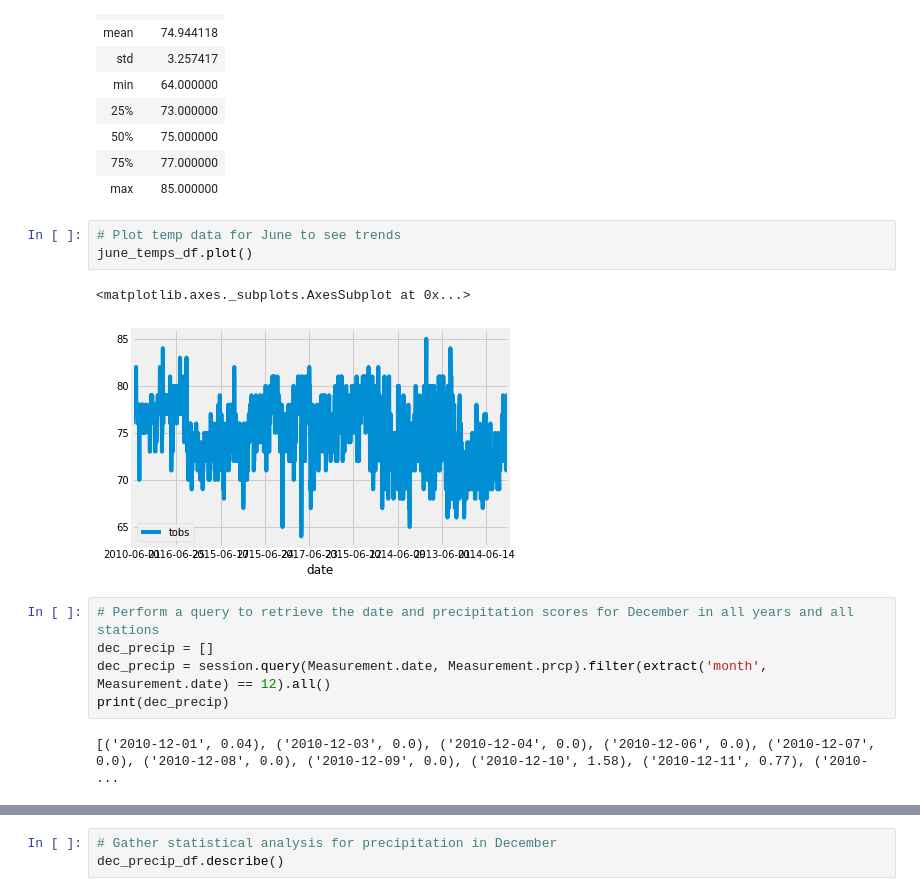
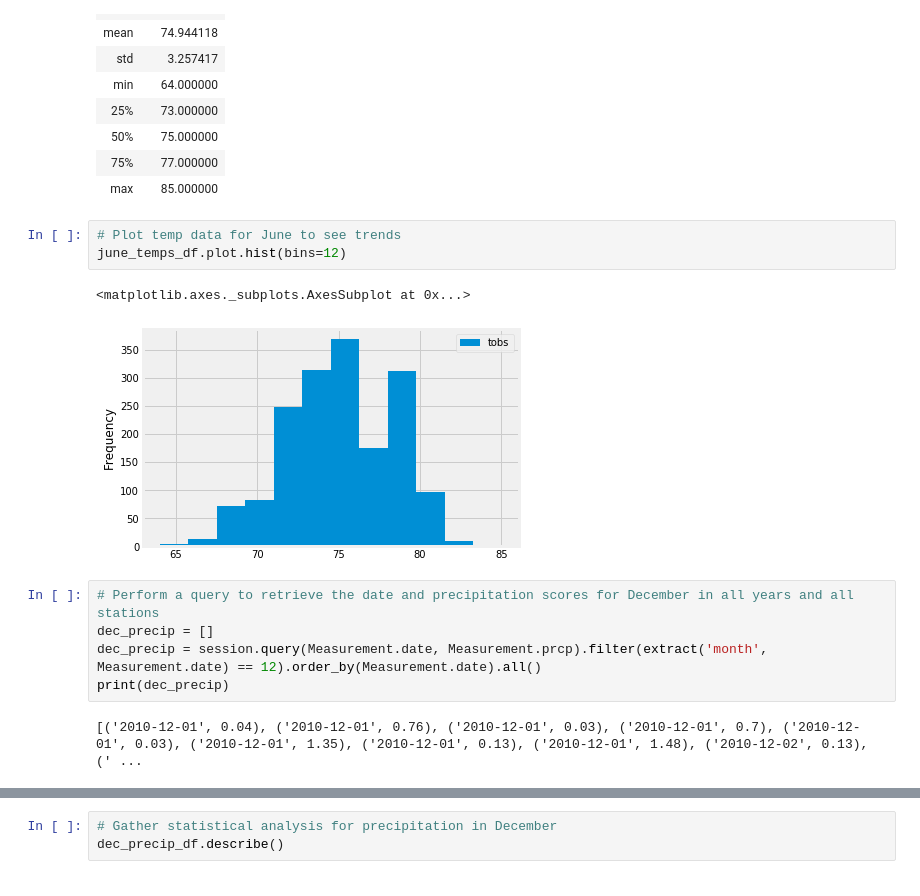
Before and after one commit to JVChermak/JasminChermak_Mod9_surfs_up_Challenge, a Jupyter notebook: climate_analysis.ipynb, the cells around one changed output, grey strips where cells are left out. Drawn from its saved outputs; the diff is of its cells as text.

```diff
--- a/climate_analysis.ipynb
+++ b/climate_analysis.ipynb
@@ -252,17 +256,17 @@ june_temps_df.describe()
 | max | 85.000000 |
 # %%
 # Plot temp data for June to see trends
-june_temps_df.plot()
+june_temps_df.plot.hist(bins=12)
 # %% [output]
 <matplotlib.axes._subplots.AxesSubplot at 0x...>
-[figure, old version]
+[figure, new version]
 # %%
 # Perform a query to retrieve the date and precipitation scores for December in all years and all stations
 dec_precip = []
-dec_precip = session.query(Measurement.date, Measurement.prcp).filter(extract('month', Measurement.date) == 12).all()
+dec_precip = session.query(Measurement.date, Measurement.prcp).filter(extract('month', Measurement.date) == 12).order_by(Measurement.date).all()
 print(dec_precip)
 # %% [output]
-[('2010-12-01', 0.04), ('2010-12-03', 0.0), ('2010-12-04', 0.0), ('2010-12-06', 0.0), ('2010-12-07', 0.0), ('2010-12-08', 0.0), ('2010-12-09', 0.0), ('2010-12-10', 1.58), ('2010-12-11', 0.77), ('2010- ...
+[('2010-12-01', 0.04), ('2010-12-01', 0.76), ('2010-12-01', 0.03), ('2010-12-01', 0.7), ('2010-12-01', 0.03), ('2010-12-01', 1.35), ('2010-12-01', 0.13), ('2010-12-01', 1.48), ('2010-12-02', 0.13), (' ...
 # %%
 # Save the query results as a Pandas DataFrame and set the index to the date column
 dec_precip_df = pd.DataFrame(dec_precip, columns=['date','precipitation'])
```
Also changed, not shown: parts of 10 cells of this notebook.
